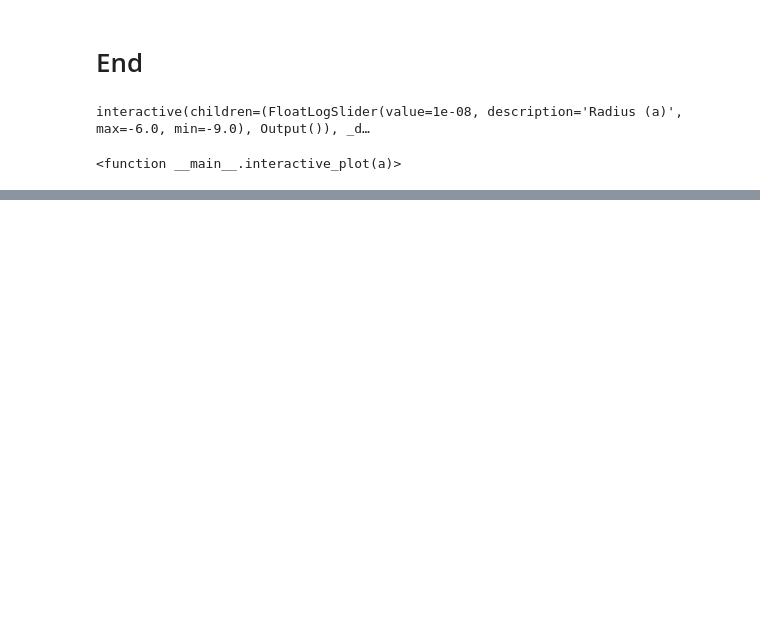
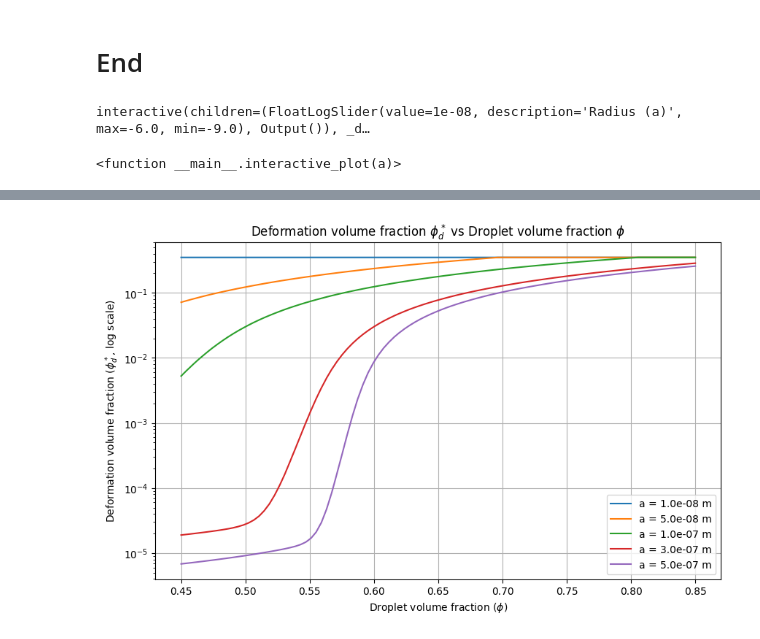
Before and after one commit to inxslynne/thesisproject, a Jupyter notebook: Kim&Mason/py-kimmason-final.ipynb, the cells around one changed output, grey strips where cells are left out. Cells and saved outputs as stored; diff of their text form; code cells hidden in the pictures; blank space fills up the shorter version.

```diff
--- a/Kim&Mason/py-kimmason-final.ipynb
+++ b/Kim&Mason/py-kimmason-final.ipynb
@@ -707,0 +706,21 @@ plt.show()
+# %%
+a_values = [1e-8, 5e-8, 1e-7, 3e-7, 5e-7]
+
+# Prepare phi range
+phi_values = np.linspace(0.45, 0.85, 100)
+
+# Plotting
+plt.figure(figsize=(10, 6))
+for a in a_values:
+    phi_d_values = [find_min_phi_d(phi, 0, a)[0] for phi in phi_values]
+    plt.plot(phi_values, phi_d_values, label=f"a = {a:.1e} m")
+
+plt.xlabel(r'Droplet volume fraction ($\phi$)')
+plt.ylabel(r'Deformation volume fraction ($\phi_d^*$, log scale)')
+plt.yscale('log')
+plt.title('Deformation volume fraction $\phi_d^*$ vs Droplet volume fraction $\phi$')
+plt.legend()
+plt.grid(True)
+plt.show()
+# %% [output]
+[figure, added]
```
Also changed, not shown: parts of 12 cells of this notebook, 3 other files.
